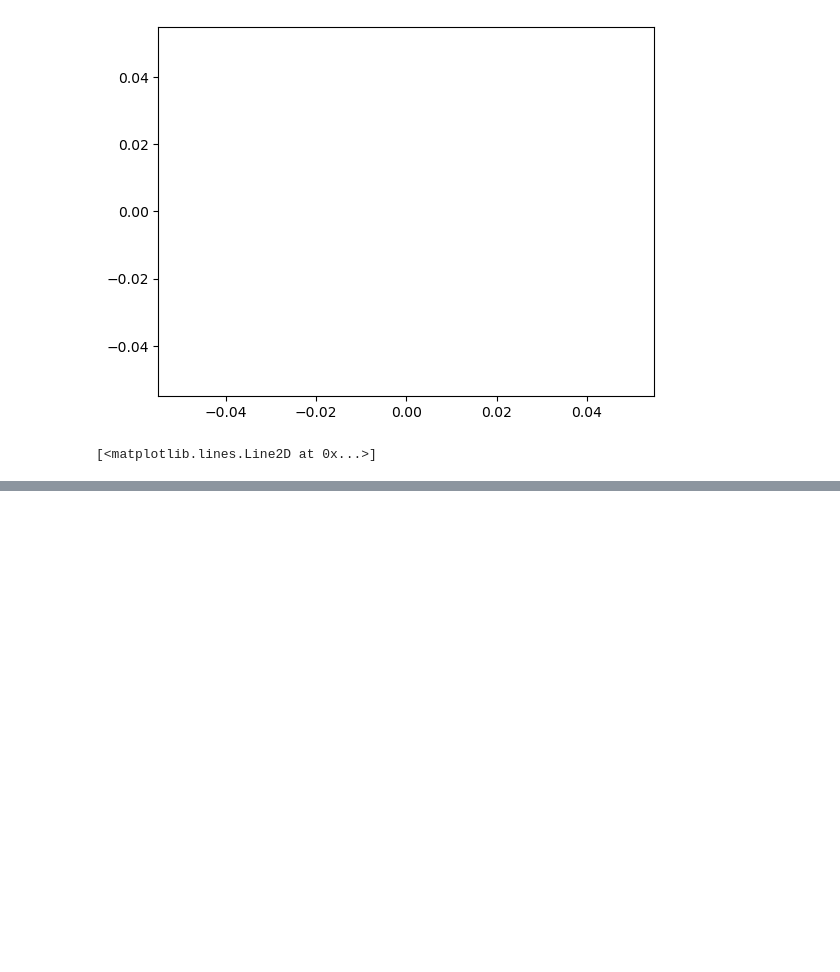
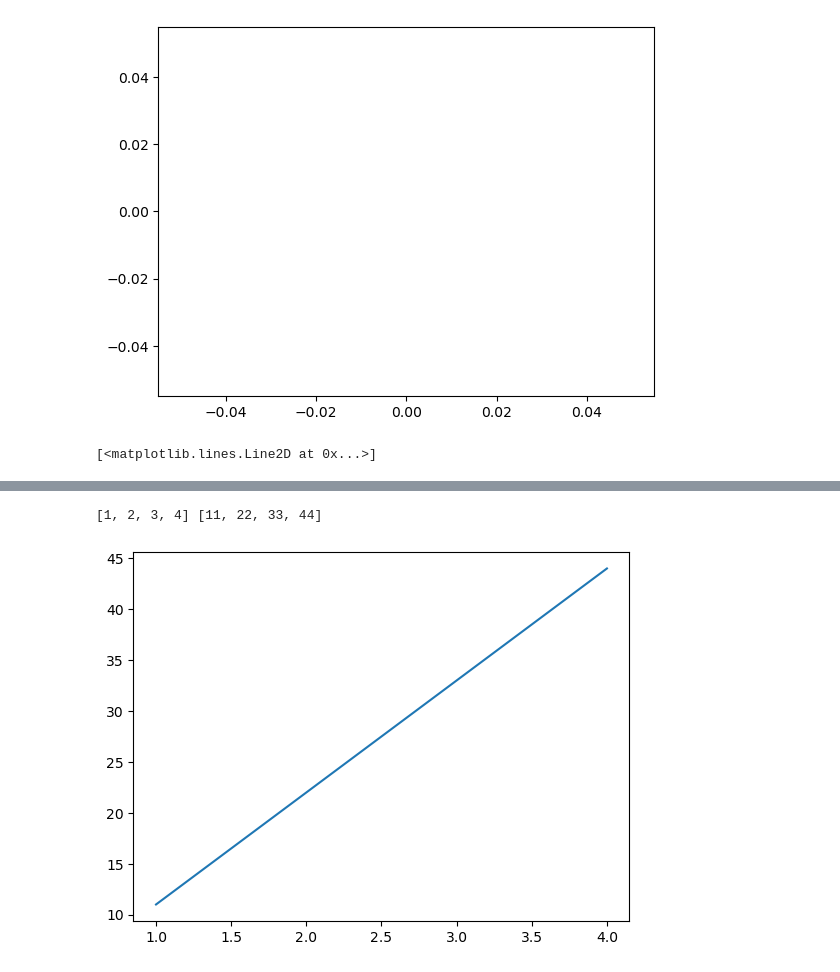
Before and after one commit to pain459/learn_ds, a Jupyter notebook: 8_matplotlib/matplot_workbook_2.ipynb, the cells around one changed output, grey strips where cells are left out. Saved outputs shown, nothing was run; the diff lists cells and outputs as text; code cells hidden in the pictures; blank space fills up the shorter version.

```diff
--- a/8_matplotlib/matplot_workbook_2.ipynb
+++ b/8_matplotlib/matplot_workbook_2.ipynb
@@ -39,0 +56,9 @@ plt.plot()  # sort of refreshing the result.
+# %%
+# 3rd method (recommended)
+fig, ax = plt.subplots()  # This will resets the figure
+print(x, y)
+ax.plot(x, y)
+plt.show();
+# %% [output]
+[1, 2, 3, 4] [11, 22, 33, 44]
+[figure, added]
```
Also changed, not shown: parts of 7 cells of this notebook, 1 other file.
